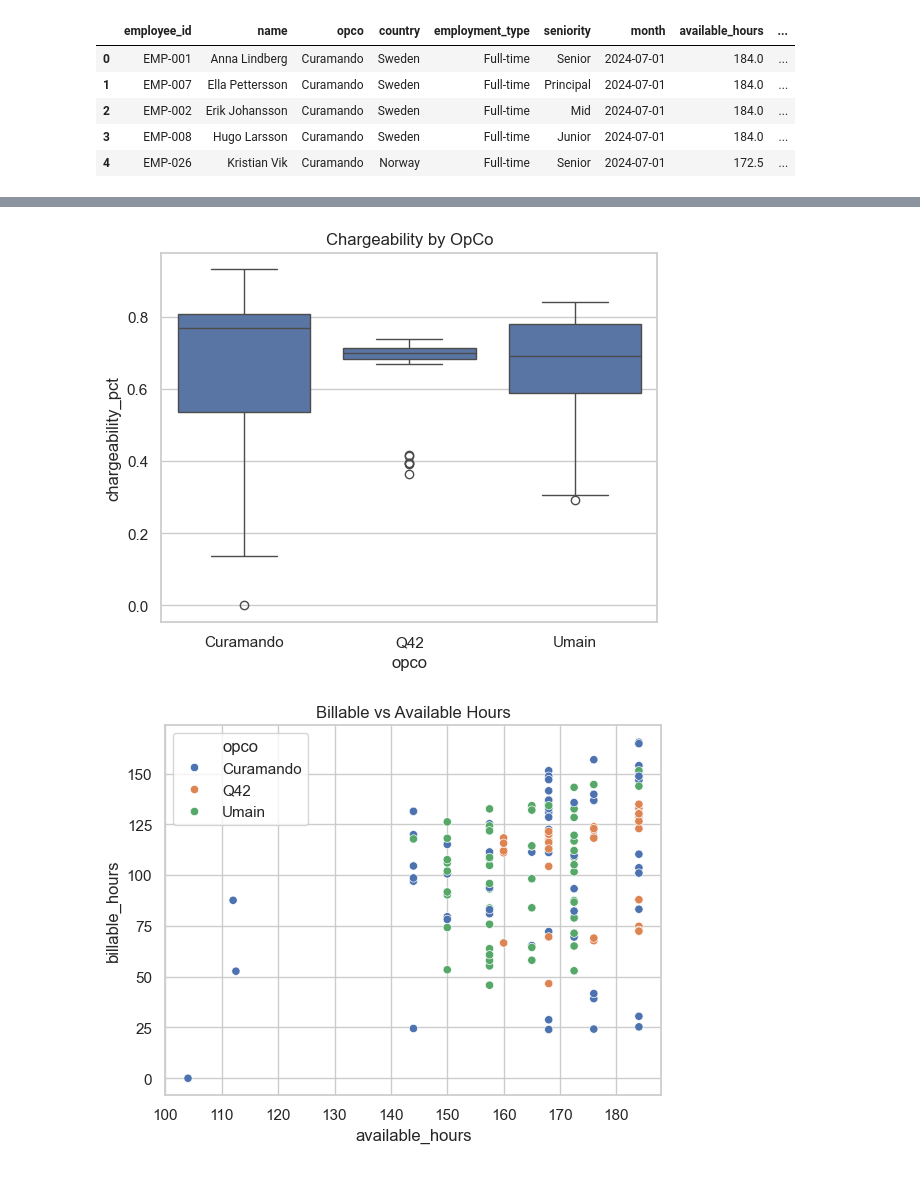
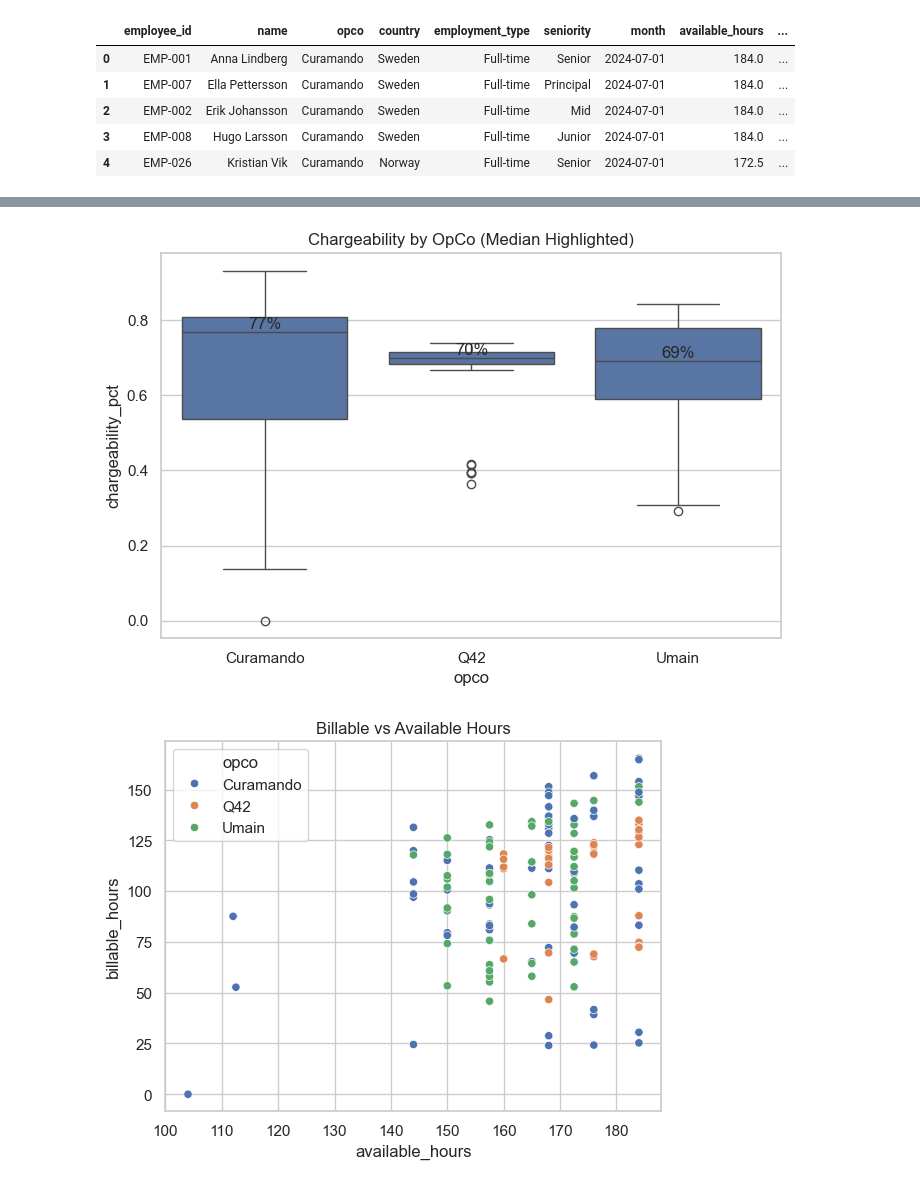
Before and after one commit to menerig/Curamando_trainee, a Jupyter notebook: eda_case.ipynb, the cells around one changed output, grey strips where cells are left out. Drawn from its saved outputs; the diff is of its cells as text; code cells hidden in the pictures.

```diff
--- a/eda_case.ipynb
+++ b/eda_case.ipynb
@@ -216,7 +216,7 @@ plt.show()
 # %% [output]
 [figure]
 # %%
-query = """
+chargeability_query = """
 WITH employee_base AS (
   SELECT
     employee_id,
@@ -318,8 +318,8 @@ FROM final
 ORDER BY month, opco, name;
 """
 
-df = read_gbq(query, project_id="eidra-df-case")
-df.head()
+df_charge = read_gbq(chargeability_query, project_id="eidra-df-case")
+df_charge.head()
 # %% [output]
 |  | employee_id | name | opco | country | employment_type | seniority | month | available_hours | ... |
 | 0 | EMP-001 | Anna Lindberg | Curamando | Sweden | Full-time | Senior | 2024-07-01 | 184.0 | ... |
@@ -328,5 +328,5 @@ df.head()
 | 3 | EMP-008 | Hugo Larsson | Curamando | Sweden | Full-time | Junior | 2024-07-01 | 184.0 | ... |
 | 4 | EMP-026 | Kristian Vik | Curamando | Norway | Full-time | Senior | 2024-07-01 | 172.5 | ... |
 # %%
-df["chargeability_pct"] = df["chargeability_pct"].astype(float)
+df_charge["chargeability_pct"] = df_charge["chargeability_pct"].astype(float)
 # %%
@@ -338,7 +347,7 @@ plt.show()
 # %%
-df["month"] = pd.to_datetime(df["month"])
+df_charge["month"] = pd.to_datetime(df_charge["month"])
 
-sns.lineplot(data=df, x="month", y="chargeability_pct", hue="opco", estimator="mean")
+sns.lineplot(data=df_charge, x="month", y="chargeability_pct", hue="opco", estimator="mean")
 plt.title("Average Chargeability Over Time")
 plt.show()
 # %% [output]
@@ -346,8 +355,23 @@ plt.show()
 # %%
-sns.boxplot(data=df, x="opco", y="chargeability_pct")
-plt.title("Chargeability by OpCo")
+plt.figure(figsize=(8,5))
+
+ax = sns.boxplot(data=df_charge, x="opco", y="chargeability_pct")
+
+# Add median labels per opco
+medians = df_charge.groupby("opco")["chargeability_pct"].median()
+
+for i, opco in enumerate(medians.index):
+    ax.text(
+        i,
+        medians[opco],
+        f'{medians[opco]:.0%}',
+        ha='center',
+        va='bottom'
+    )
+
+plt.title("Chargeability by OpCo (Median Highlighted)")
 plt.show()
 # %% [output]
-[figure, old version]
+[figure, new version]
 # %%
 sns.scatterplot(
```
Also changed, not shown: parts of 16 cells of this notebook, 1 other file.
